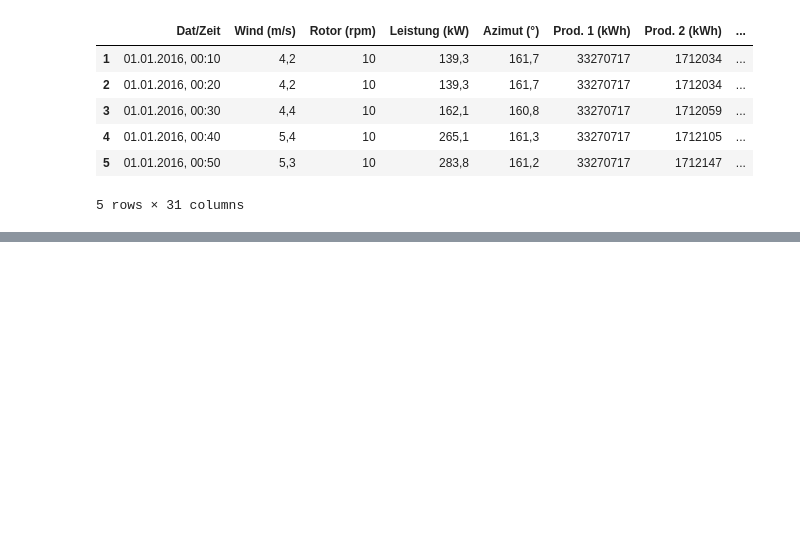
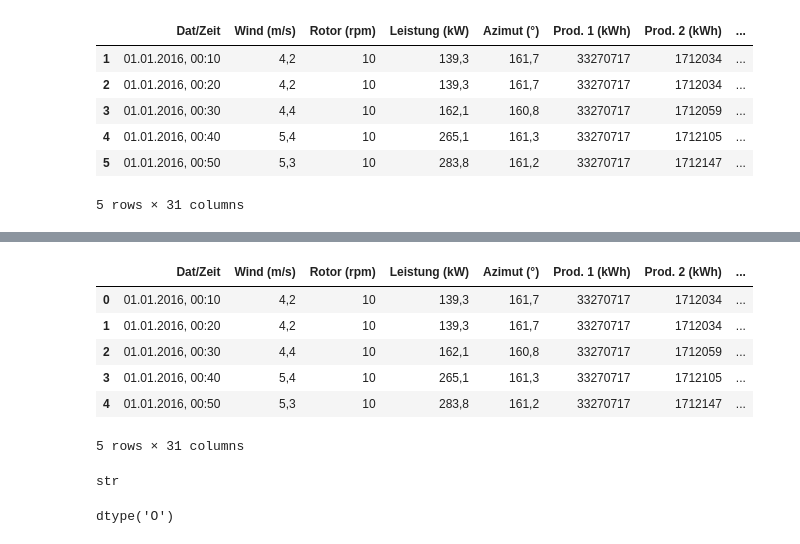
Before and after one commit to kis619/turbit-taskset, a Jupyter notebook: Turbit Project.ipynb, the cells around one changed output, grey strips where cells are left out. Drawn from its saved outputs; the diff is of its cells as text; code cells hidden in the pictures; blank space fills up the shorter version.

```diff
--- a/Turbit Project.ipynb
+++ b/Turbit Project.ipynb
@@ -255,0 +272,19 @@ Index(['Dat/Zeit', 'Wind (m/s)', 'Rotor (rpm)', 'Leistung (kW)', 'Azimut (°)',
+# %%
+og_date = pd.read_csv("data/Updated_Turbine1.csv")
+og_date.head()
+# %% [output]
+|  | Dat/Zeit | Wind (m/s) | Rotor (rpm) | Leistung (kW) | Azimut (°) | Prod. 1 (kWh) | Prod. 2 (kWh) | ... |
+| 0 | 01.01.2016, 00:10 | 4,2 | 10 | 139,3 | 161,7 | 33270717 | 1712034 | ... |
+| 1 | 01.01.2016, 00:20 | 4,2 | 10 | 139,3 | 161,7 | 33270717 | 1712034 | ... |
+| 2 | 01.01.2016, 00:30 | 4,4 | 10 | 162,1 | 160,8 | 33270717 | 1712059 | ... |
+| 3 | 01.01.2016, 00:40 | 5,4 | 10 | 265,1 | 161,3 | 33270717 | 1712105 | ... |
+| 4 | 01.01.2016, 00:50 | 5,3 | 10 | 283,8 | 161,2 | 33270717 | 1712147 | ... |
+5 rows × 31 columns
+# %%
+type(df['Dat/Zeit'].iloc[0])
+# %% [output]
+str
+# %%
+df['Dat/Zeit'].dtype
+# %% [output]
+dtype('O')
```
Also changed, not shown: parts of 15 cells of this notebook, 3 other files.
